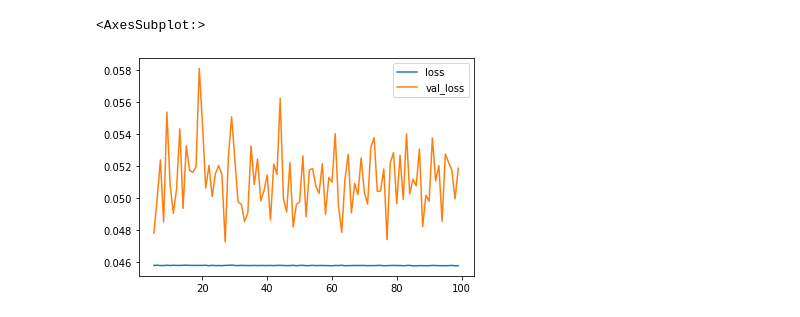
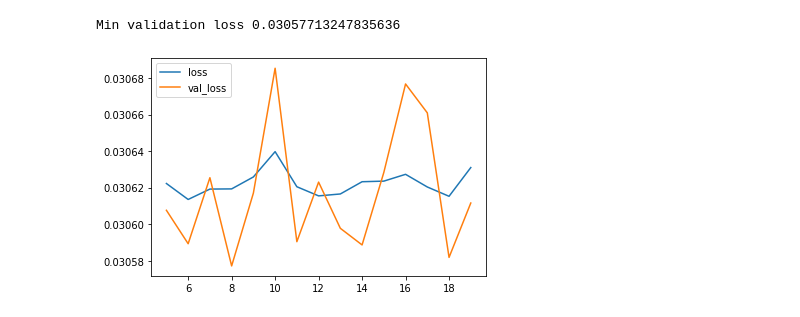
Before and after one commit to 4nuragb/acerta-abide, a Jupyter notebook: predicting-income-from-annual-sales-report.ipynb, the cells around one changed output. Saved outputs shown, nothing was run; the diff lists cells and outputs as text; code cells hidden in the pictures.

Commit message:
Kaggle Notebook | predicting income from annual sales report | Version 2

```diff
--- a/predicting-income-from-annual-sales-report.ipynb
+++ b/predicting-income-from-annual-sales-report.ipynb
@@ -46,22 +59,20 @@ df_test=NormalizeData(df_test)
 # %%
+df_train=final_df.sample(frac=0.7,random_state=0)
+df_valid=final_df.drop(df_train.index)
 x_train=df_train.drop('income',axis=1)
-x_test=df_test.drop('income',axis=1)
+x_valid=df_valid.drop('income',axis=1)
 y_train=df_train['income']
-y_test=df_test['income']
+y_valid=df_valid['income']
+input_shape=[4]
 # %%
 from tensorflow import keras
 from tensorflow.keras import layers
 
 model=keras.Sequential(
     [
-        layers.Dense(2,activation='relu',input_shape=[2]),
-        layers.Dense(2,activation='relu'),
+        layers.Dense(3,activation='relu',input_shape=input_shape),
+        layers.Dense(3,activation='relu'),
         layers.Dense(1)
     ]
 )
-
-model.compile(
-    optimizer='adam',
-    loss='mae',
-)
 # %% [output]
@@ -69,5 +80,10 @@ model.compile(
+# %%
+model.compile(
+    optimizer='adam',
+    loss='mae'
+)
 # %%
 history=model.fit(
-    x_train,y_train,validation_data=(x_test,y_test), batch_size=100, epochs=100,
+    x_train,y_train,validation_data=(x_valid,y_valid),batch_size=100,epochs=20
 )
 # %% [output]
@@ -92,6 +108,7 @@ Epoch 100/100
 # %%
-hdf=pd.DataFrame(history.history)
-hdf.loc[5:,['loss','val_loss']].plot()
+history_df=pd.DataFrame(history.history)
+history_df.loc[5:,['loss','val_loss']].plot()
+print("Min validation loss {}".format(history_df['val_loss'].min()))
 # %% [output]
-<AxesSubplot:>
+Min validation loss 0.03057713247835636
-[figure, old version]
+[figure, new version]
```
Also changed, not shown: parts of 9 cells of this notebook.
